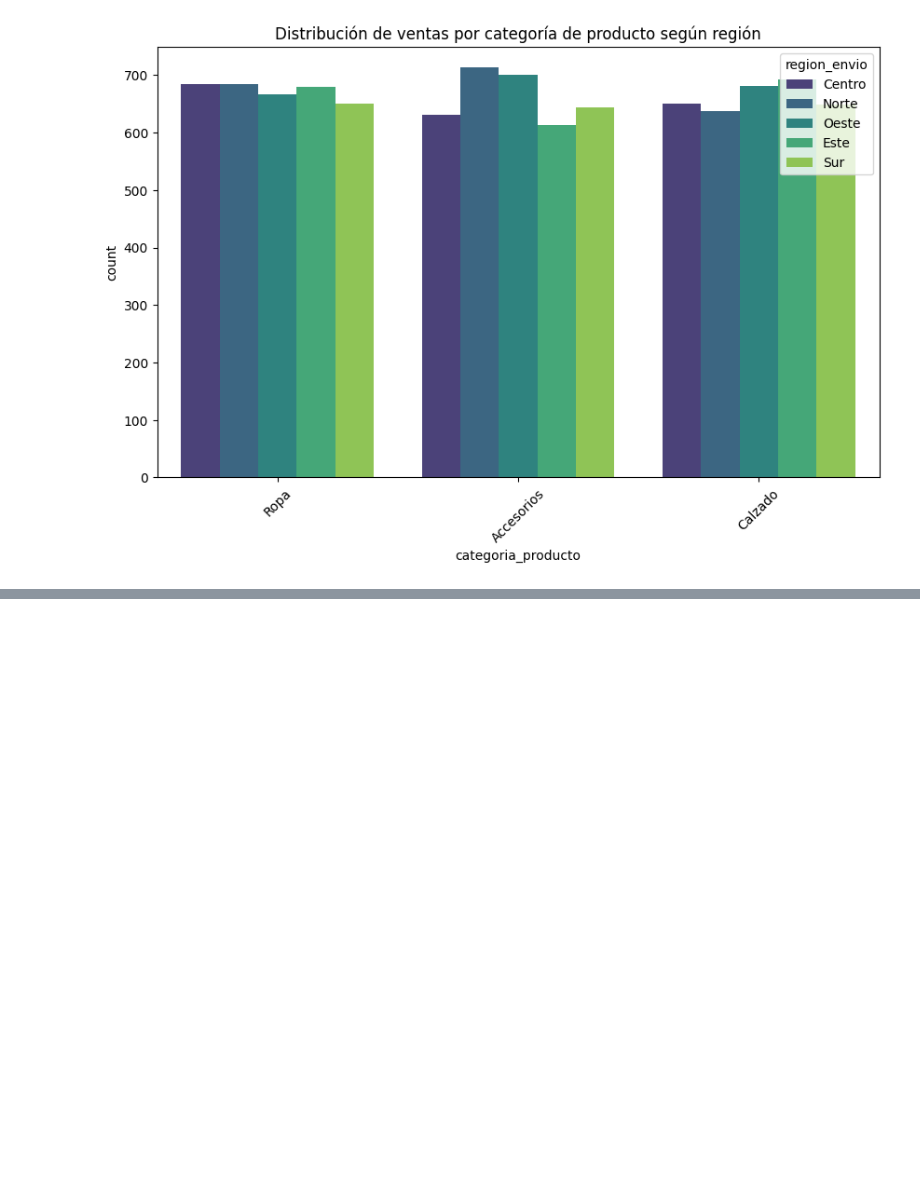
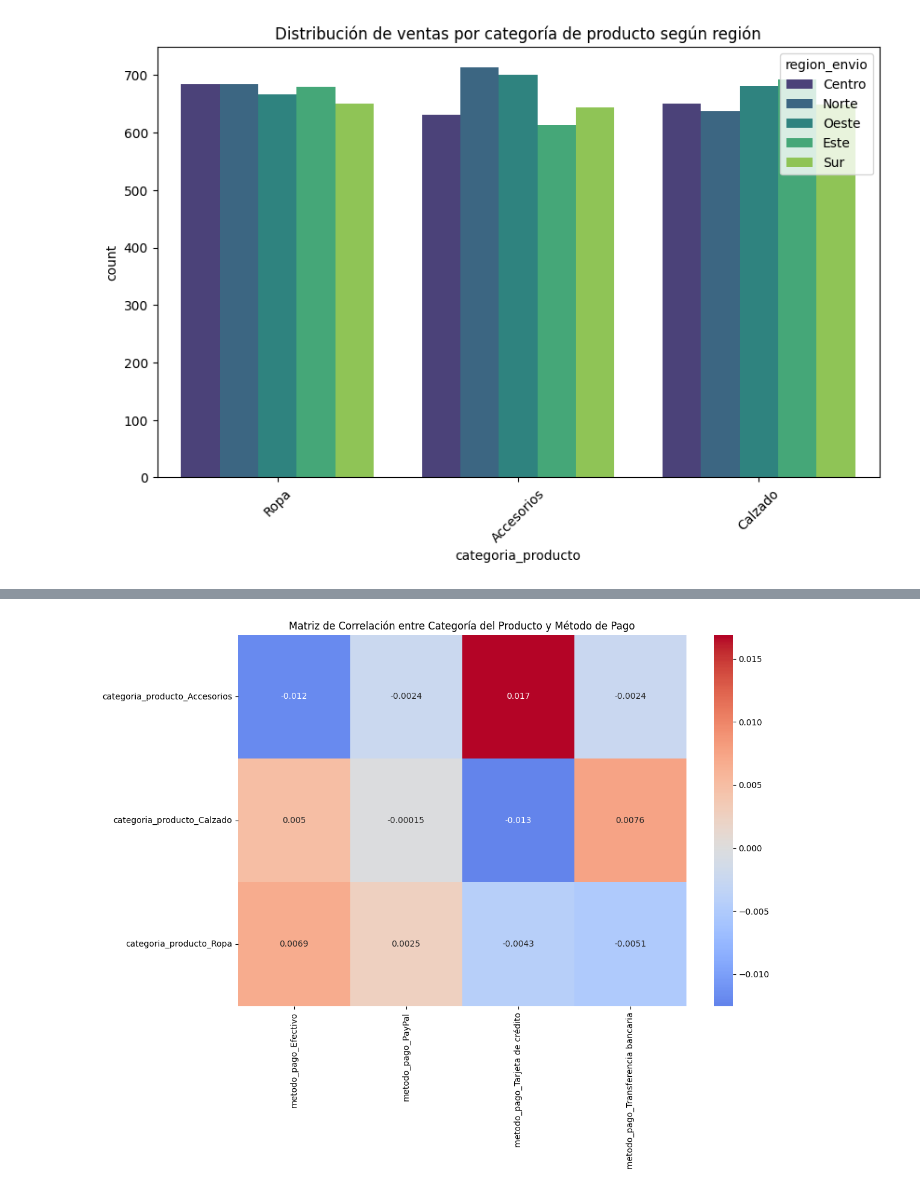
Before and after one commit to LuisBarrera23/SOG2_PRACTICA1_PAREJA13, a Jupyter notebook: src/exploratorio.ipynb, the cells around one changed output, grey strips where cells are left out. Saved outputs shown, nothing was run; the diff lists cells and outputs as text; code cells hidden in the pictures; blank space fills up the shorter version.

```diff
--- a/src/exploratorio.ipynb
+++ b/src/exploratorio.ipynb
@@ -93,0 +331,58 @@ plt.show()
+# %%
+import pandas as pd
+import mysql.connector
+import seaborn as sns
+import matplotlib.pyplot as plt
+
+# Conectar a la base de datos MySQL
+conexion = mysql.connector.connect(
+    host="34.172.242.238",
+    user="root",
+    password="gerenciales13",
+    database="practica13"
+)
+
+# Crear el cursor
+cursor = conexion.cursor()
+
+# Definir la consulta SQL para obtener los datos necesarios
+consulta = """
+SELECT categoria_producto, metodo_pago
+FROM ventas
+"""
+
+# Ejecutar la consulta
+cursor.execute(consulta)
+
+# Obtener los resultados y cargarlos en un DataFrame
+columnas = [col[0] for col in cursor.description]  # Obtener nombres de las columnas
+datos = cursor.fetchall()  # Obtener todos los datos
+df = pd.DataFrame(datos, columns=columnas)
+
+# Cerrar la conexión
+cursor.close()
+conexion.close()
+
+# Convertir variables categóricas en variables dummy
+df_encoded = pd.get_dummies(df, columns=['categoria_producto', 'metodo_pago'])
+
+# Seleccionar las columnas dummy correspondientes a las categorías de productos y métodos de pago
+categorias_dummies = [col for col in df_encoded.columns if 'categoria_producto_' in col]
+metodos_dummies = [col for col in df_encoded.columns if 'metodo_pago_' in col]
+
+# Crear un DataFrame solo con las variables dummy de interés
+df_dummies = df_encoded[categorias_dummies + metodos_dummies]
+
+# Calcular la matriz de correlación solo entre las variables dummy de interés
+correlacion_matrix = df_dummies.corr()
+
+# Seleccionar las columnas de interés para visualizar la correlación
+correlacion_categoria_metodo = correlacion_matrix.loc[categorias_dummies, metodos_dummies]
+
+# Visualizar la matriz de correlación con un heatmap
+plt.figure(figsize=(12, 8))
+sns.heatmap(correlacion_categoria_metodo, annot=True, cmap='coolwarm', center=0)
+plt.title('Matriz de Correlación entre Categoría del Producto y Método de Pago')
+plt.show()
+# %% [output]
+[figure, added]
```
Also changed, not shown: parts of 7 cells of this notebook.
